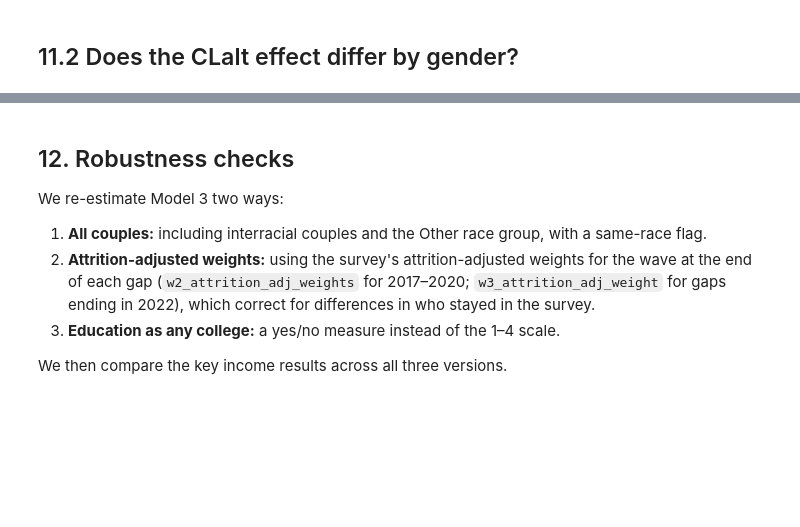
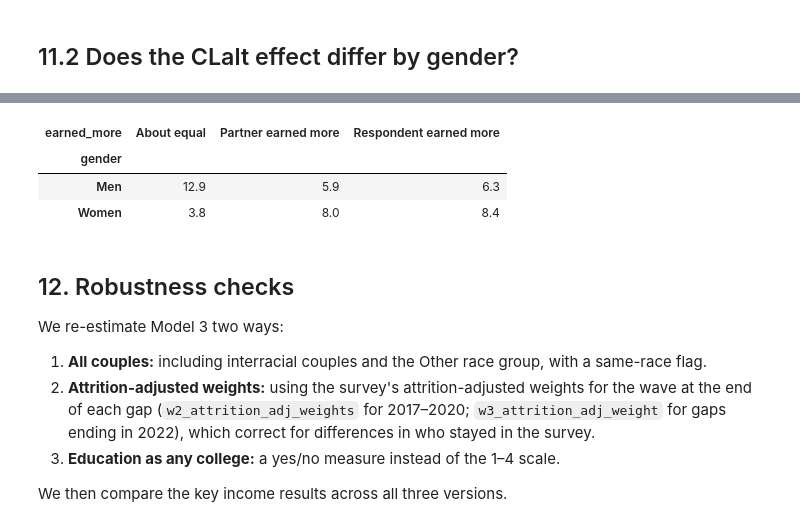
Before and after one commit to janellesoh/hs4002-dalmation-2026, a Jupyter notebook: code/04_analysis.ipynb, the cells around one changed output, grey strips where cells are left out. Saved outputs shown, nothing was run; the diff lists cells and outputs as text; code cells hidden in the pictures; blank space fills up the shorter version.

```diff
--- a/code/04_analysis.ipynb
+++ b/code/04_analysis.ipynb
@@ -536,3 +537,19 @@ Earned more x gender (vs Model 4): LR = 13.44, df = 3, p = 0.004
+# %%
+rows = []
+for g, label in [(0, "Men"), (1, "Women")]:
+    for em in ["About equal", "Partner earned more", "Respondent earned more"]:
+        t = m_earn.copy()
+        t["female"], t["earned_more"] = g, em
+        rows.append({"gender": label, "earned_more": em,
+                     "predicted_pct": round(m4g.predict(t).mean() * 100, 1)})
+gender_pred = pd.DataFrame(rows).pivot(index="gender", columns="earned_more", values="predicted_pct")
+gender_pred.to_csv("../output/tables/predicted_breakup_by_gender_earnings.csv")
+gender_pred
+# %% [output]
+| earned_more | About equal | Partner earned more | Respondent earned more |
+| gender |  |  |  |
+| Men | 12.9 | 5.9 | 6.3 |
+| Women | 3.8 | 8.0 | 8.4 |
 # %% [markdown]
 ## 12. Robustness checks
 
```
Also changed, not shown: parts of 7 cells of this notebook, 4 other files.
